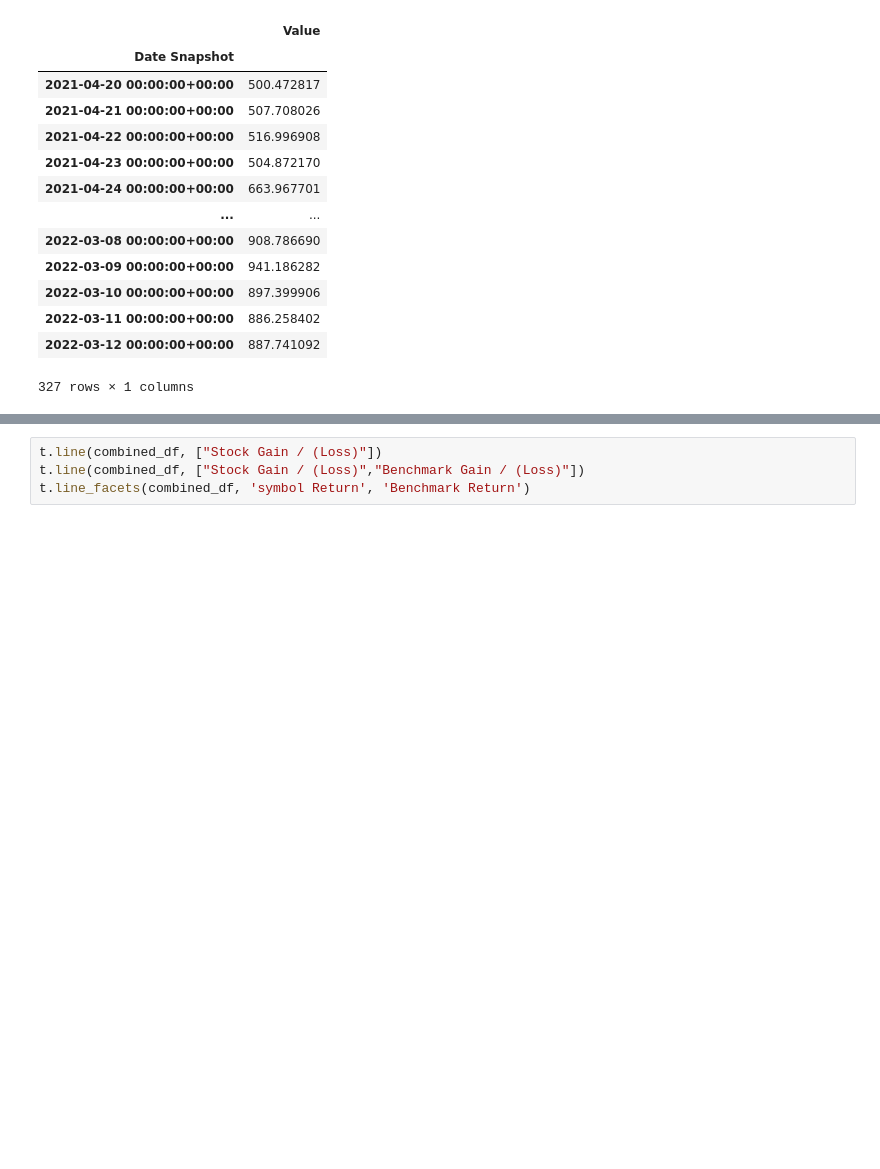
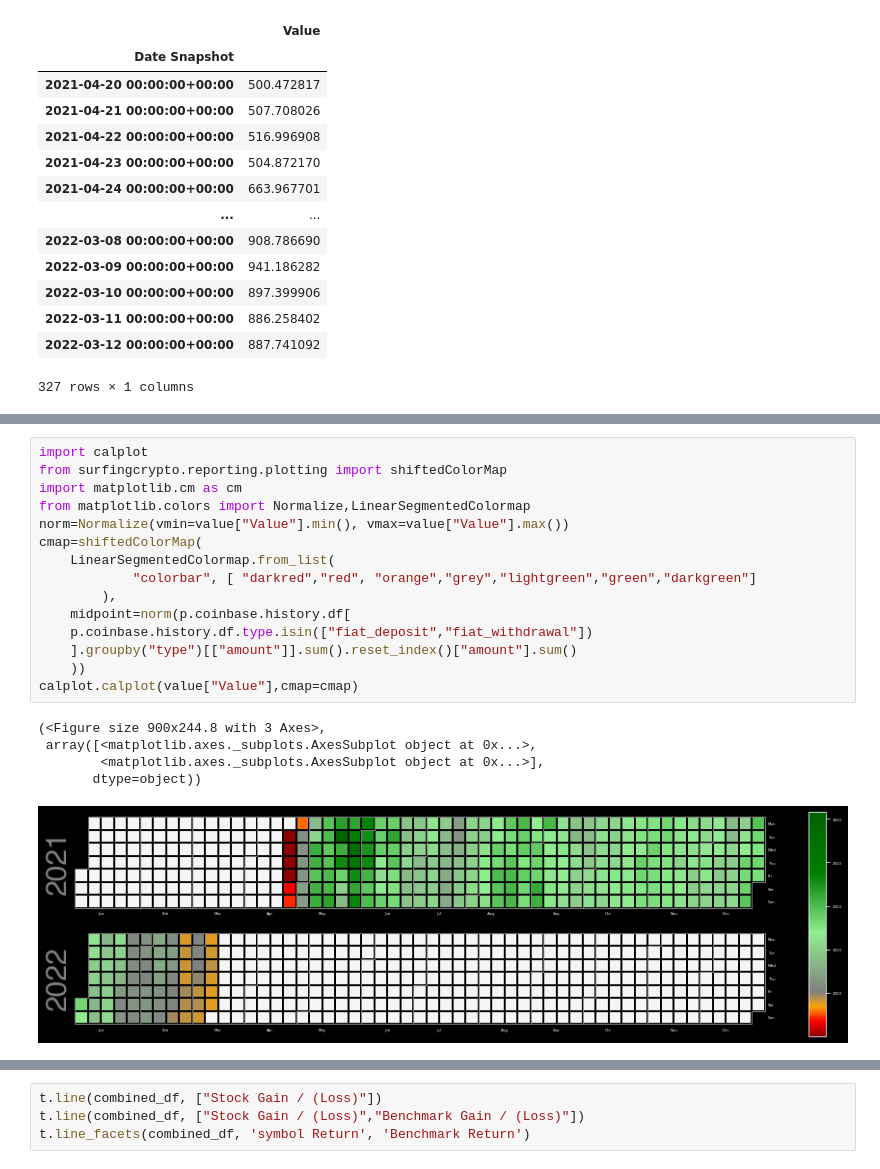
Before and after one commit to giocaizzi/surfingcrypto, a Jupyter notebook: notebooks/portfolio.ipynb, the cells around one changed output, grey strips where cells are left out. Cells and saved outputs as stored; diff of their text form; blank space fills up the shorter version.

```diff
--- a/notebooks/portfolio.ipynb
+++ b/notebooks/portfolio.ipynb
@@ -139,3 +166,24 @@ value
+# %%
+import calplot
+from surfingcrypto.reporting.plotting import shiftedColorMap
+import matplotlib.cm as cm
+from matplotlib.colors import Normalize,LinearSegmentedColormap
+norm=Normalize(vmin=value["Value"].min(), vmax=value["Value"].max())
+cmap=shiftedColorMap(
+    LinearSegmentedColormap.from_list(
+            "colorbar", [ "darkred","red", "orange","grey","lightgreen","green","darkgreen"]
+        ),
+    midpoint=norm(p.coinbase.history.df[
+    p.coinbase.history.df.type.isin(["fiat_deposit","fiat_withdrawal"])
+    ].groupby("type")[["amount"]].sum().reset_index()["amount"].sum()
+    ))
+calplot.calplot(value["Value"],cmap=cmap)
+# %% [output]
+(<Figure size 900x244.8 with 3 Axes>,
+ array([<matplotlib.axes._subplots.AxesSubplot object at 0x...>,
+        <matplotlib.axes._subplots.AxesSubplot object at 0x...>],
+       dtype=object))
+[figure, added]
 # %%
 import matplotlib.pyplot as plt
 f,ax=plt.subplots(dpi=300)
```
Also changed, not shown: parts of 9 cells of this notebook, 3 other files.
